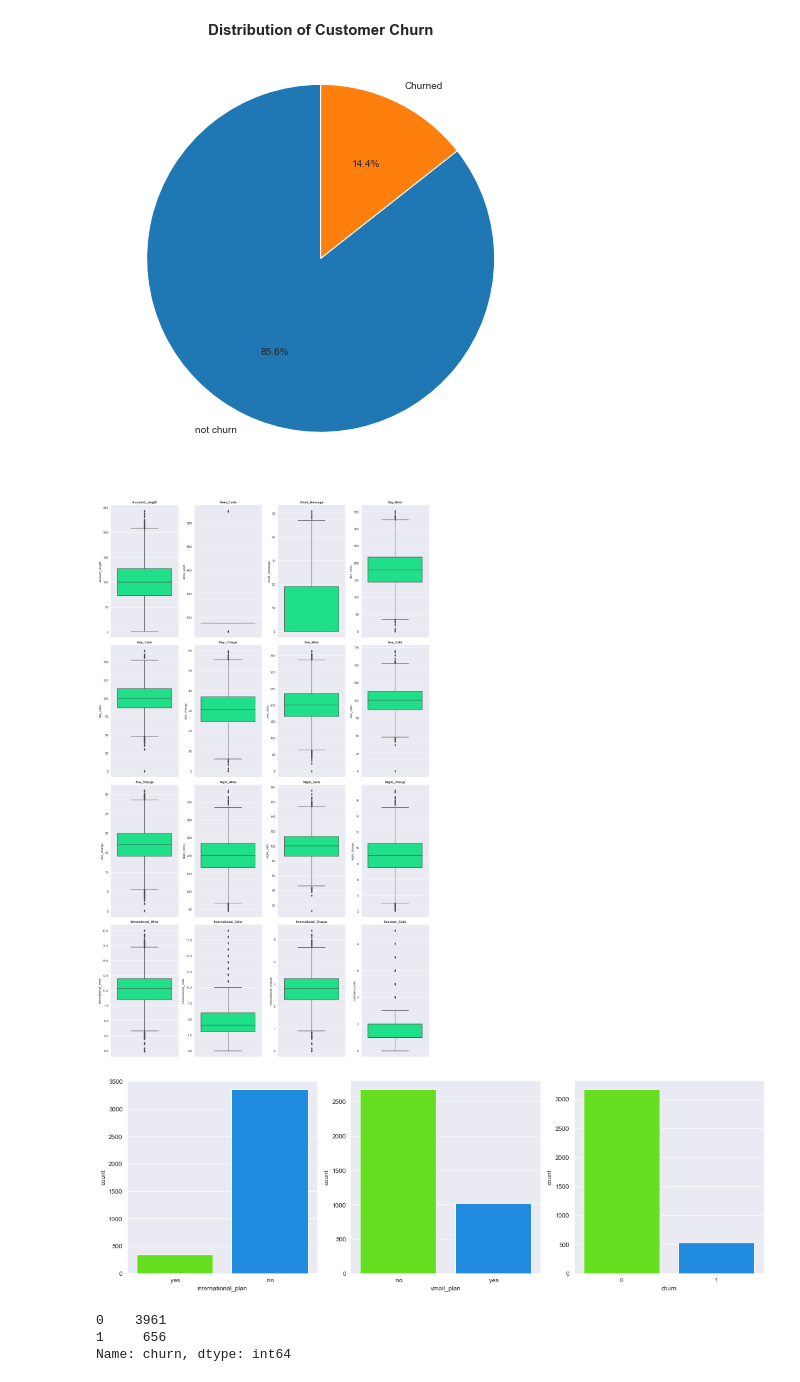
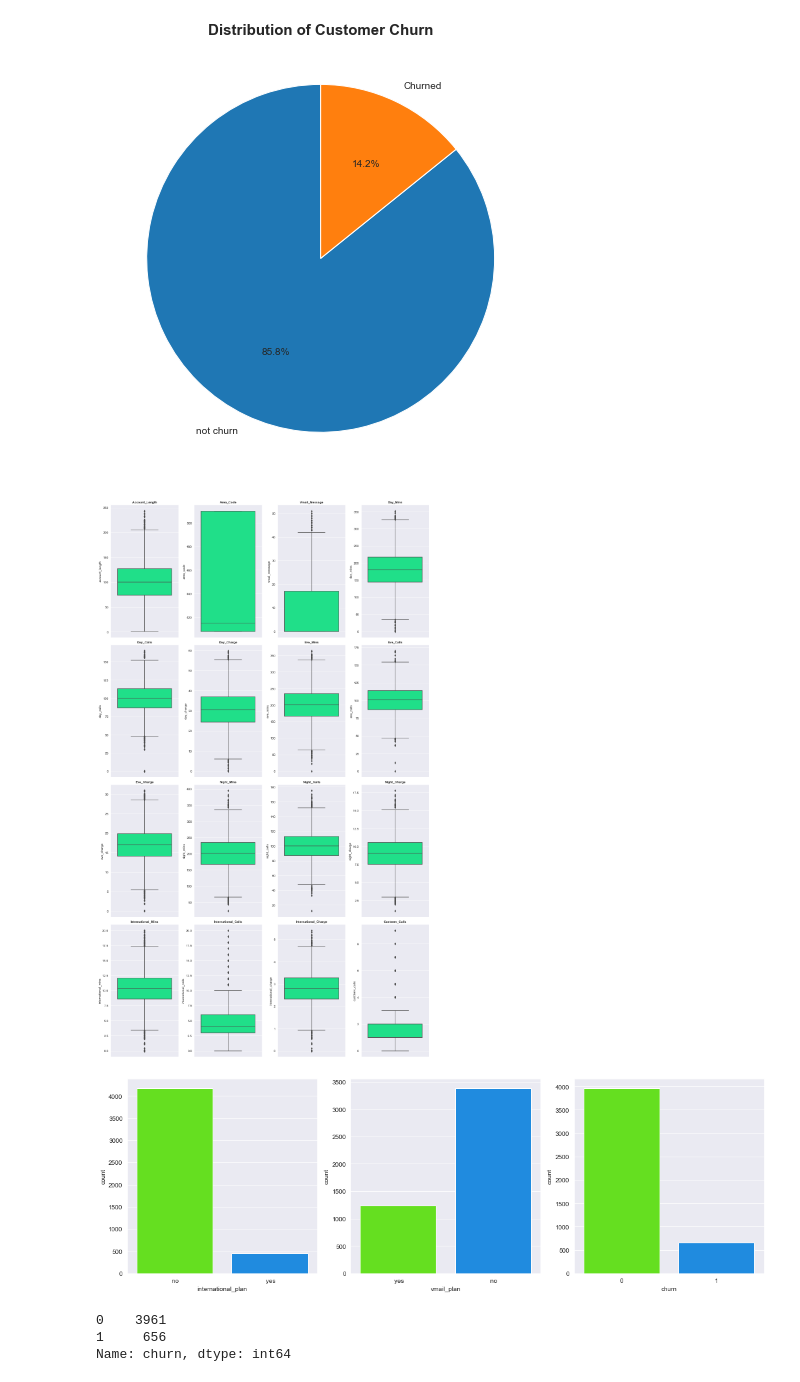
Before and after one commit to mdushetwar/Customer_Churn, a Jupyter notebook: PRCL-0017-Customer_Churn.ipynb, the cells around one changed output. Cells and saved outputs as stored; diff of their text form; code cells hidden in the pictures.

```diff
--- a/PRCL-0017-Customer_Churn.ipynb
+++ b/PRCL-0017-Customer_Churn.ipynb
@@ -123,8 +60,6 @@ df.head(1)
 df.shape
 # %% [output]
 (4617, 21)
-# %%
-df=df.merge(usa_states, on='state', how='left')
 # %%
 df.info()
 # %% [output]
@@ -246,28 +160,28 @@ plt.title('Distribution of Customer Churn', fontsize=15, fontweight='bold');
 # %%
 #Extracting numerical columns
 num_cols=[]
-for col in train.columns:
-    if train[col].dtype!='object':
+for col in df.columns:
+    if df[col].dtype!='object':
         num_cols.append(col)
 
 fig, ax=plt.subplots(4,4, figsize=(15,25))
 
 for column, ax in zip(num_cols, ax.flatten()):
-    sns.boxplot(y=column, data=train, ax=ax, palette='gist_rainbow')
+    sns.boxplot(y=column, data=df, ax=ax, palette='gist_rainbow')
     ax.set_title(column.title(), fontsize=10, fontweight='bold')
 plt.tight_layout();
 # %% [output]
-[figure, old version]
+[figure, new version]
 # %%
 cat_columns = ['international_plan', 'vmail_plan', 'churn']
 
 fig, axs = plt.subplots(1, 3, figsize=(15,5))
 
 for cat, ax in zip(cat_columns, axs.flatten()):
-    sns.countplot(x=cat, data=train, ax=ax, palette='gist_rainbow')
+    sns.countplot(x=cat, data=df, ax=ax, palette='gist_rainbow')
 plt.tight_layout()
 # %% [output]
-[figure, old version]
+[figure, new version]
 # %%
 df.churn.value_counts(normalize=False)
 # %% [output]
```
Also changed, not shown: parts of 84 cells of this notebook.
